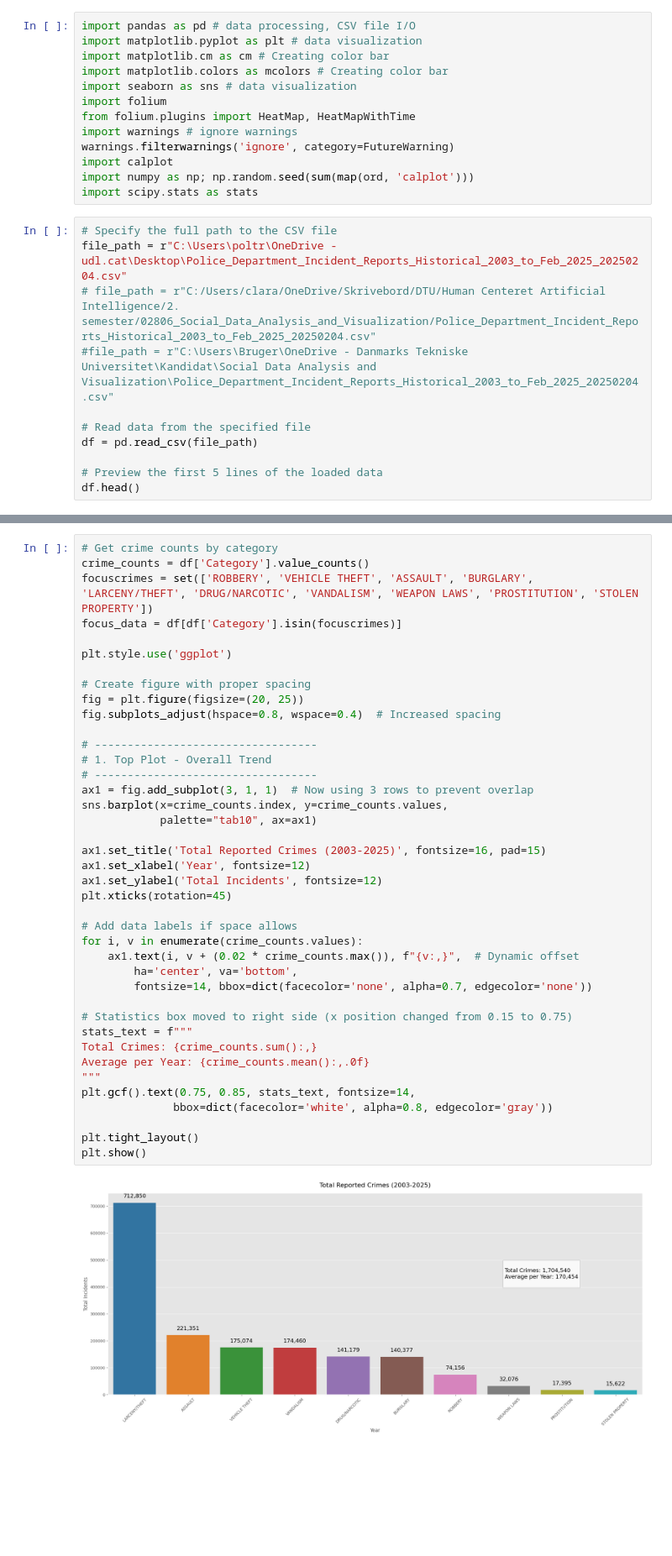
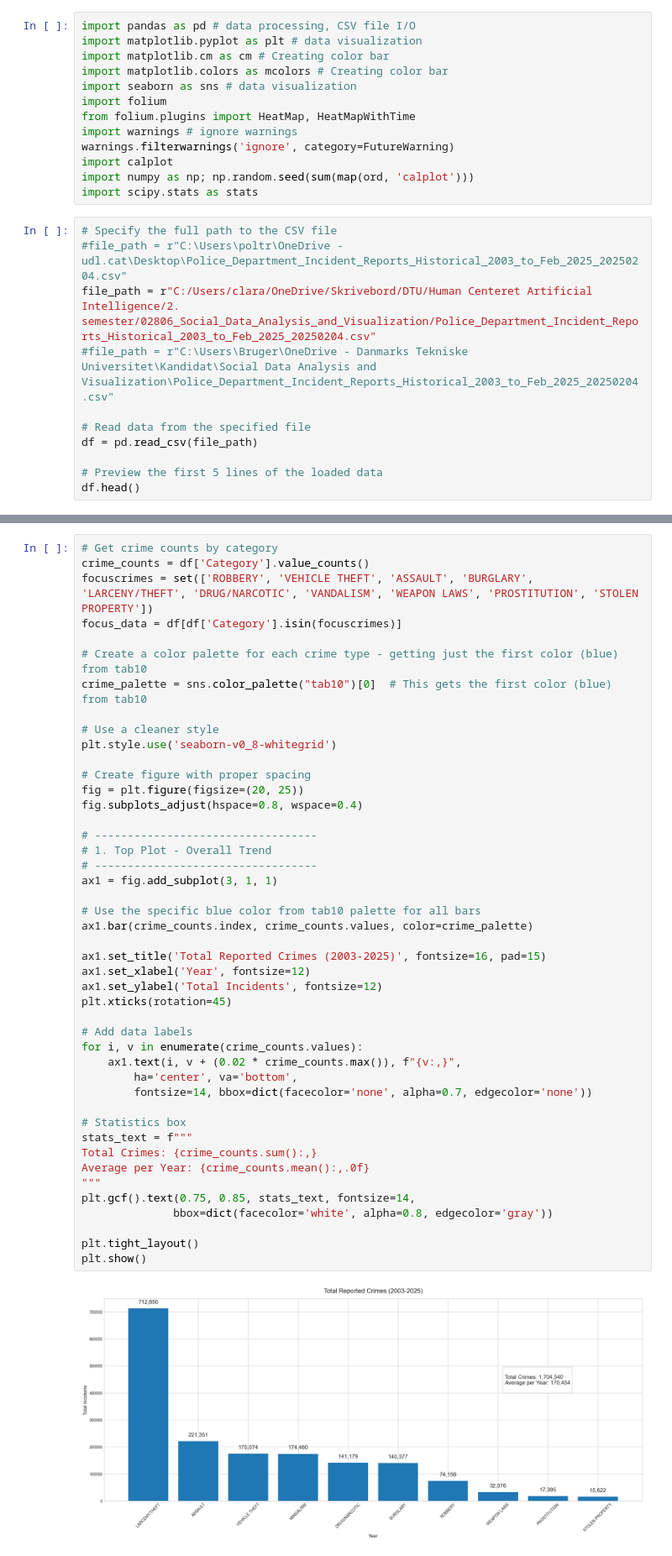
Before and after one commit to SophieWDK/sophiewdk.github.io, a Jupyter notebook: data_analysis/explanation_notebook.ipynb, the cells around one changed output, grey strips where cells are left out. Shown at 84% size. Saved outputs shown, nothing was run; the diff lists cells and outputs as text; blank space fills up the shorter version.

Commit message:
changes in the histograms

```diff
--- a/data_analysis/explanation_notebook.ipynb
+++ b/data_analysis/explanation_notebook.ipynb
@@ -13,8 +13,8 @@ import numpy as np; np.random.seed(sum(map(ord, 'calplot')))
 import scipy.stats as stats
 # %%
 # Specify the full path to the CSV file
-file_path = r"C:\Users\poltr\OneDrive - udl.cat\Desktop\Police_Department_Incident_Reports_Historical_2003_to_Feb_2025_20250204.csv"
-# file_path = r"C:/Users/clara/OneDrive/Skrivebord/DTU/Human Centeret Artificial Intelligence/2. semester/02806_Social_Data_Analysis_and_Visualization/Police_Department_Incident_Reports_Historical_2003_to_Feb_2025_20250204.csv"
+#file_path = r"C:\Users\poltr\OneDrive - udl.cat\Desktop\Police_Department_Incident_Reports_Historical_2003_to_Feb_2025_20250204.csv"
+file_path = r"C:/Users/clara/OneDrive/Skrivebord/DTU/Human Centeret Artificial Intelligence/2. semester/02806_Social_Data_Analysis_and_Visualization/Police_Department_Incident_Reports_Historical_2003_to_Feb_2025_20250204.csv"
 #file_path = r"C:\Users\Bruger\OneDrive - Danmarks Tekniske Universitet\Kandidat\Social Data Analysis and Visualization\Police_Department_Incident_Reports_Historical_2003_to_Feb_2025_20250204.csv"
 
 # Read data from the specified file
@@ -130,42 +130,47 @@ crime_counts = df['Category'].value_counts()
 focuscrimes = set(['ROBBERY', 'VEHICLE THEFT', 'ASSAULT', 'BURGLARY', 'LARCENY/THEFT', 'DRUG/NARCOTIC', 'VANDALISM', 'WEAPON LAWS', 'PROSTITUTION', 'STOLEN PROPERTY'])
 focus_data = df[df['Category'].isin(focuscrimes)]
 
-plt.style.use('ggplot')
+# Create a color palette for each crime type - getting just the first color (blue) from tab10
+crime_palette = sns.color_palette("tab10")[0]  # This gets the first color (blue) from tab10
+
+# Use a cleaner style
+plt.style.use('seaborn-v0_8-whitegrid')
 
 # Create figure with proper spacing
 fig = plt.figure(figsize=(20, 25))
-fig.subplots_adjust(hspace=0.8, wspace=0.4)  # Increased spacing
+fig.subplots_adjust(hspace=0.8, wspace=0.4)
 
 # ----------------------------------
 # 1. Top Plot - Overall Trend
 # ----------------------------------
-ax1 = fig.add_subplot(3, 1, 1)  # Now using 3 rows to prevent overlap
-sns.barplot(x=crime_counts.index, y=crime_counts.values,
-            palette="tab10", ax=ax1)
+ax1 = fig.add_subplot(3, 1, 1)
+
+# Use the specific blue color from tab10 palette for all bars
+ax1.bar(crime_counts.index, crime_counts.values, color=crime_palette)
 
 ax1.set_title('Total Reported Crimes (2003-2025)', fontsize=16, pad=15)
 ax1.set_xlabel('Year', fontsize=12)
 ax1.set_ylabel('Total Incidents', fontsize=12)
 plt.xticks(rotation=45)
 
-# Add data labels if space allows
+# Add data labels
 for i, v in enumerate(crime_counts.values):
-    ax1.text(i, v + (0.02 * crime_counts.max()), f"{v:,}",  # Dynamic offset
+    ax1.text(i, v + (0.02 * crime_counts.max()), f"{v:,}",
         ha='center', va='bottom',
         fontsize=14, bbox=dict(facecolor='none', alpha=0.7, edgecolor='none'))
 
-# Statistics box moved to right side (x position changed from 0.15 to 0.75)
+# Statistics box
 stats_text = f"""
 Total Crimes: {crime_counts.sum():,}
 Average per Year: {crime_counts.mean():,.0f}
 """
 plt.gcf().text(0.75, 0.85, stats_text, fontsize=14,
               bbox=dict(facecolor='white', alpha=0.8, edgecolor='gray'))
 
 plt.tight_layout()
 plt.show()
 # %% [output]
-[figure, old version]
+[figure, new version]
 # %%
 # Plot 2 - By Category Breakdown
 plt.style.use('ggplot')
```
Also changed, not shown: parts of 1 cell of this notebook.
